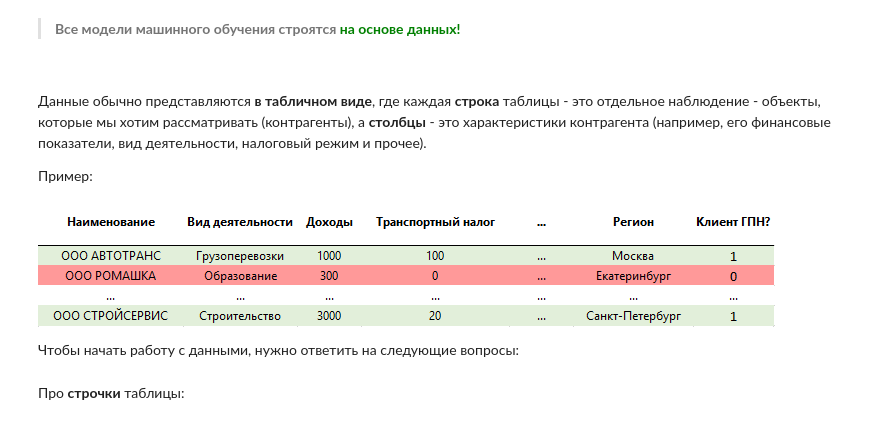
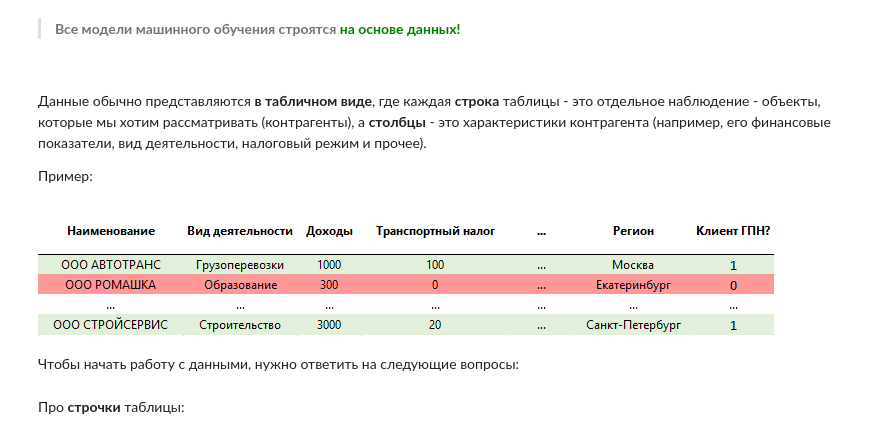
Before and after one commit to svetvoron/case_analytics, a Jupyter notebook: case_eda.ipynb, the cells around one changed output. Cells and saved outputs as stored; diff of their text form; code cells hidden in the pictures.

```diff
--- a/case_eda.ipynb
+++ b/case_eda.ipynb
@@ -43,10 +45,12 @@
 Данные обычно представляются **в табличном виде**, где каждая **строка** таблицы - это отдельное наблюдение - объекты, которые мы хотим рассматривать (контрагенты), а **столбцы** - это характеристики контрагента (например, его финансовые показатели, вид деятельности, налоговый режим и прочее).
 
 Пример:
-
-![Таблица.png](attachment:cf5fb03b-52ef-4f5d-a955-d853397f8e90.png)
-
-Чтобы начать работу с данными, нужно ответить на следующие вопросы:
+# %%
+Image('/content/pics/Таблица.png')
+# %% [output]
+[figure, added]
+# %% [markdown]
+Чтобы начать работу с данными, нужно ответить на следующие вопросы:
 # %% [markdown]
 Про **строчки** таблицы:
 # %% [markdown]
```
Also changed, not shown: parts of 37 cells of this notebook, 1 other file.
